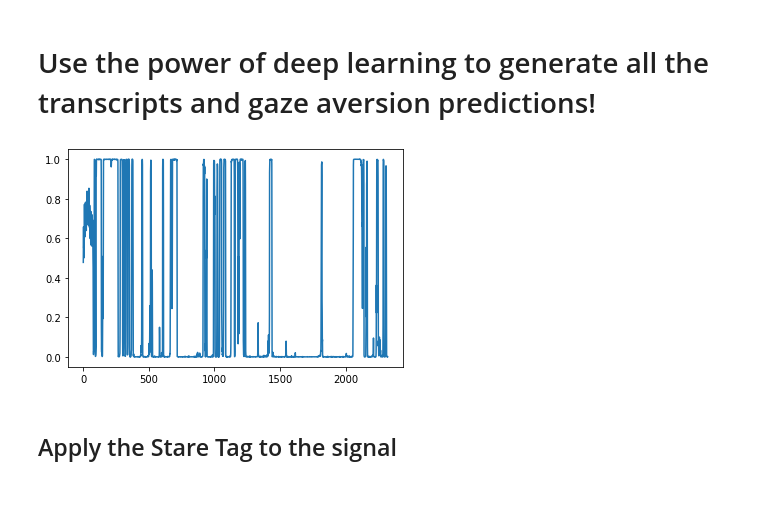
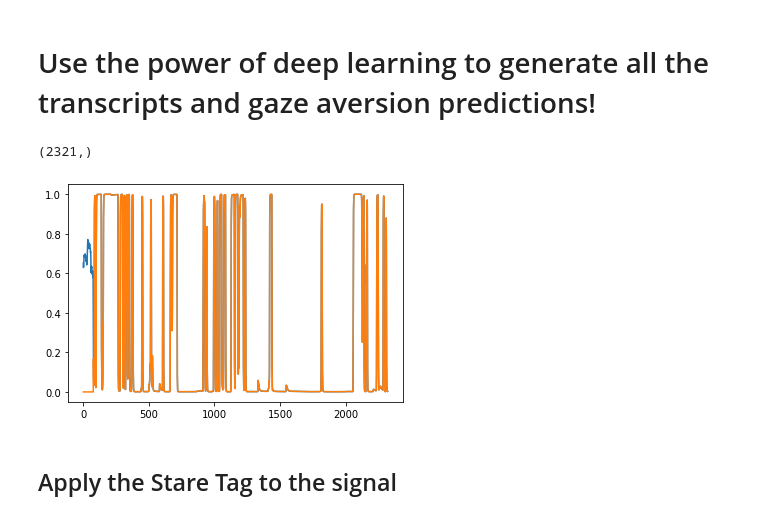
Before and after one commit to EvanSamaa/Gaze_project, a Jupyter notebook: gazeFramework_Deep_prior.ipynb, the cells around one changed output. Saved outputs shown, nothing was run; the diff lists cells and outputs as text; code cells hidden in the pictures.

```diff
--- a/gazeFramework_Deep_prior.ipynb
+++ b/gazeFramework_Deep_prior.ipynb
@@ -269,18 +270,26 @@ class Neural_input_Saliency(Base_Static_Saliency_List):
 # aversion_saliency = TurnTakingDrivenSaliency(scene, audio, None, dt=0.02)
 # aversion_saliency.compute_salience(ts, turn_taking_salience_list)
 # %%
-
 model = Aversion111Prior(model_location, whisper_location)
 aversion_probabilities = model.predict(temp_folder, input_folder, input_file, 0)
 ts = np.arange(0, aversion_probabilities.shape[0]) / fps
 # 1 is direct gaze, 0 is aversion, here I want aversion probability
-aversion_probability = aversion_probabilities[:, 0]
+aversion_probability = runEuro(ts, aversion_probabilities)[:, 0]
 plt.plot(aversion_probability)
-aversion_probability = runEuro(ts, np.expand_dims(aversion_probability, axis=1))[:, 0]
-# aversion_probability = np.where(aversion_probability > 0.5, 1, 0)
+# since the model doesn't give prediction until later in the audio.
+# I will omit the prediction until the mode is fairly certain
+print(aversion_probability.shape)
+for i in range(0, aversion_probability.shape[0]):
+    if np.abs(aversion_probability[i] - 0.5) <= 0.3:
+        aversion_probability[i] = 0
+    else:
+        break
+plt.plot(aversion_probability, label="")
+aversion_probability = np.where(aversion_probability > 0.5, 1, 0)
 # plt.plot(aversion_probability)
 # %% [output]
+(2321,)
-[figure, old version]
+[figure, new version]
 # %% [markdown]
 ## Apply the Stare Tag to the signal
 # %%
```
Also changed, not shown: parts of 5 cells of this notebook, 2 other files.
